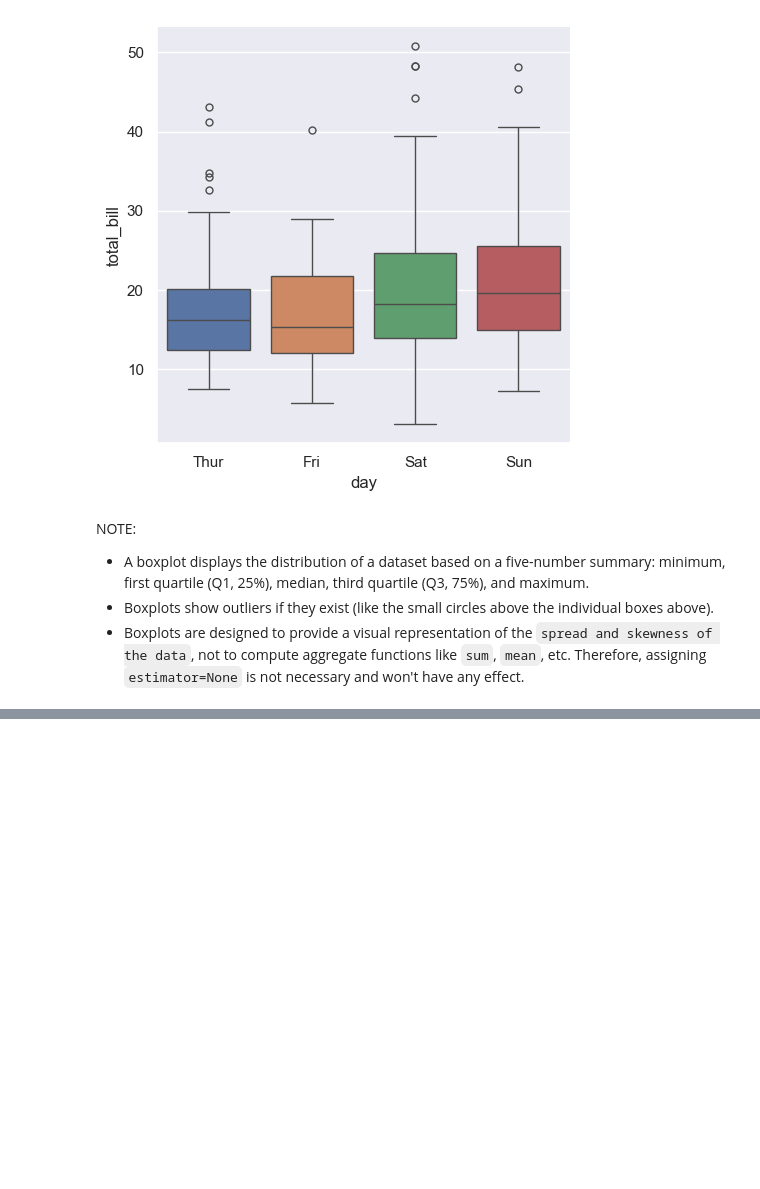
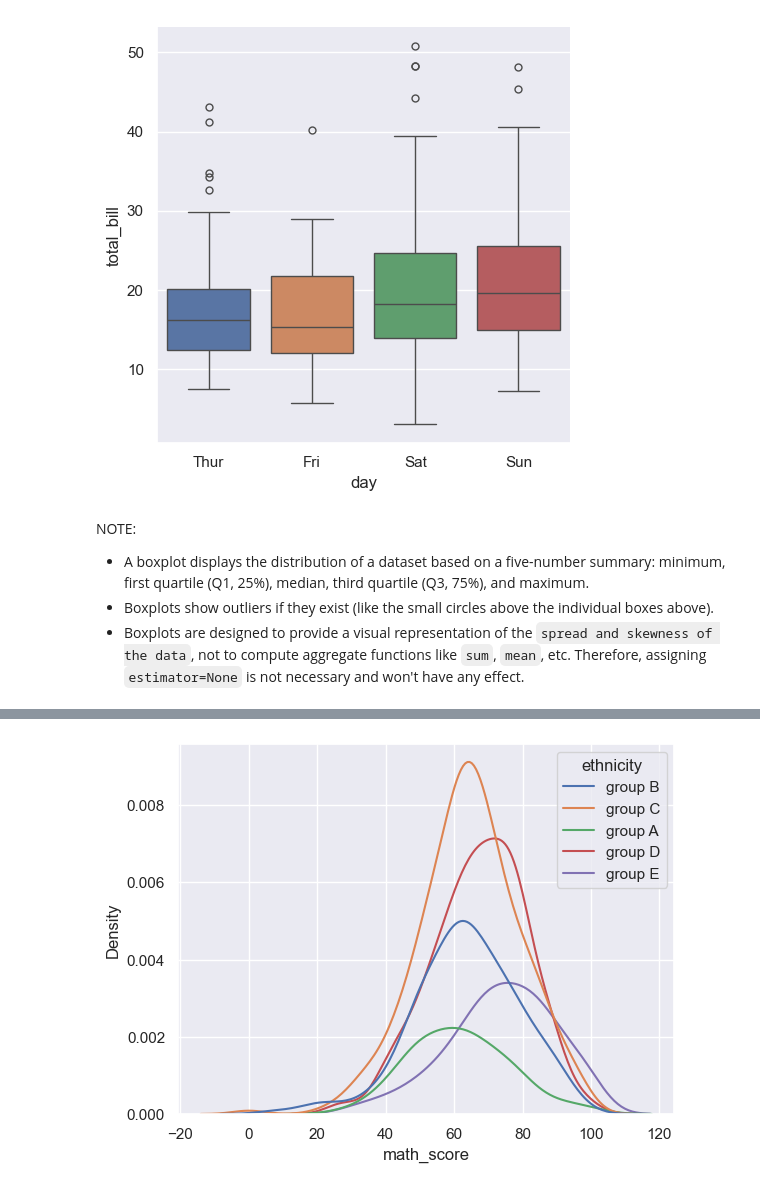
Before and after one commit to mt-robotics/python, a Jupyter notebook: data_science/matplotlib/seaborn/seaborn.ipynb, the cells around one changed output, grey strips where cells are left out. Drawn from its saved outputs; the diff is of its cells as text; code cells hidden in the pictures; blank space fills up the shorter version.

```diff
--- a/data_science/matplotlib/seaborn/seaborn.ipynb
+++ b/data_science/matplotlib/seaborn/seaborn.ipynb
@@ -173,0 +187,12 @@ NOTE:
+# %%
+student_df = pd.read_csv('student.csv')
+
+sns.kdeplot(
+    data=student_df,
+    x='math_score',
+    hue='ethnicity',
+    common_norm=True
+)
+plt.show()
+# %% [output]
+[figure, added]
```
Also changed, not shown: parts of 16 cells of this notebook, 18 other files.
